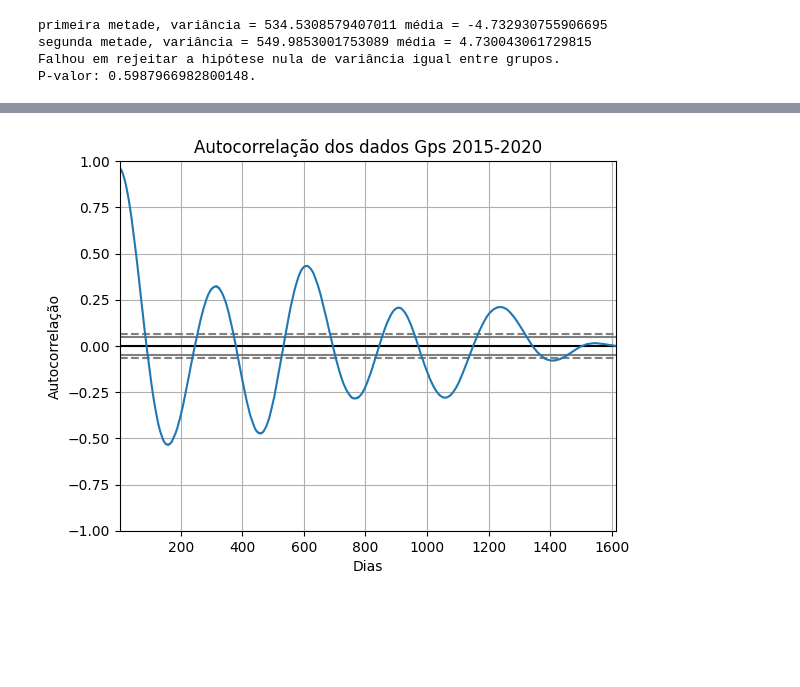
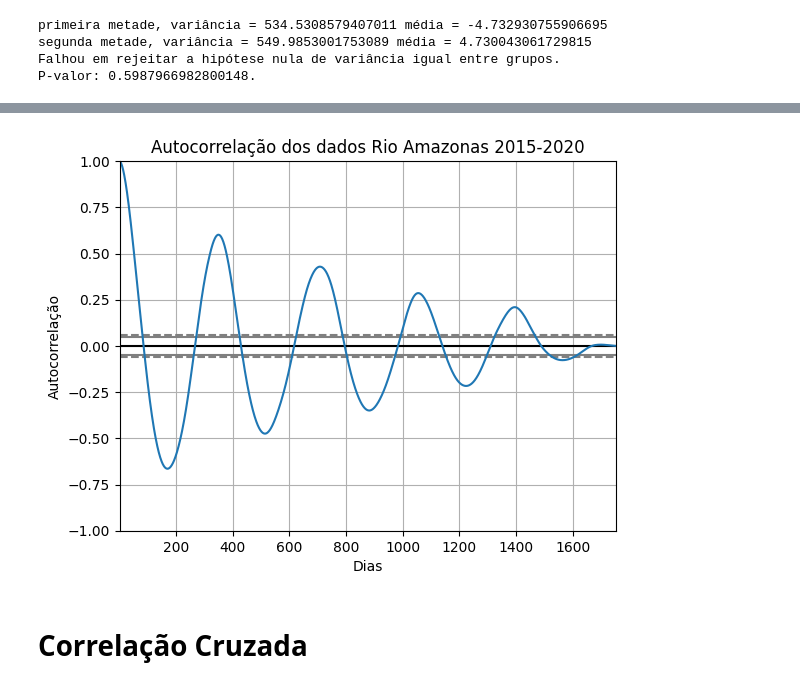
Before and after one commit to Gabxist/I.C., a Jupyter notebook: Análise_de_dados_"GPS".ipynb, the cells around one changed output, grey strips where cells are left out. Drawn from its saved outputs; the diff is of its cells as text; code cells hidden in the pictures; blank space fills up the shorter version.

```diff
--- a/Análise_de_dados_"GPS".ipynb
+++ b/Análise_de_dados_"GPS".ipynb
@@ -16,2 +25,4 @@ fatal: destination path 'I.C.' already exists and is not an empty directory.
 # %%
 gps = read_csv('/content/I.C./Gps_NAUS.txt',names=['DATE','TIME','DECIMAL DATE','MJD','U'], sep=r'\s+')
+# %%
+rio_amz = read_csv('/content/I.C./dados_rio_amazonas.CSV',names=['DATE','TIME','DECIMAL DATE','CHUVA','VASAO'],sep = ';')
@@ -83,0 +129,15 @@ P-valor: 0.5987966982800148.
+# %%
+#Deixando apenas os ultimos 10 anos:
+remover = rio_amz[(rio_amz['DECIMAL DATE']<2010)|(rio_amz['DECIMAL DATE']>2020)]
+rio_amz = rio_amz.drop(remover.index)
+# deixando somente os dados comparaveis com a série GPS "hora == 12:00:00"
+remover = rio_amz[(rio_amz['TIME'] != '12:00:00')]
+rio_amz = rio_amz.drop(remover.index)
+#retirando as linhas vazias
+rio_amz = rio_amz.dropna(subset = ['VASAO'])
+#plotando serie temporal
+plt.plot(rio_amz['DECIMAL DATE'],rio_amz['VASAO'])
+plt.xlabel('Ano')
+plt.ylabel('Dados de Vasão Rio Amazonas')
+plt.title('Série temporal dados Rio Amazonas antes de alterações:')
+plt.show()
@@ -83,0 +146,11 @@ P-valor: 0.5987966982800148.
+# %%
+#observa-se que há quebra nos dados, por isso será necessário alterar a quantidade de anos a serem analisados
+#Deixando apenas os ultimos 6 anos:
+remover = rio_amz[(rio_amz['DECIMAL DATE']<2014)|(rio_amz['DECIMAL DATE']>2020)]
+rio_amz = rio_amz.drop(remover.index)
+#plotando os dados da serie temporal:
+plt.plot(rio_amz['DECIMAL DATE'],rio_amz['VASAO'])
+plt.xlabel('Ano')
+plt.ylabel('Dados de Vasão Rio Amazonas')
+plt.title('Série temporal dados Rio Amazonas antes de alterações:')
+plt.show()
@@ -83,0 +168,5 @@ P-valor: 0.5987966982800148.
+# %%
+#retirando a média
+média = np.mean(rio_amz['VASAO'])
+rio_amz['VASAO'] = rio_amz['VASAO'] - média
+print(f'Média dos dados "U": {média:.2f}')
@@ -84,9 +205,11 @@ P-valor: 0.5987966982800148.
 # %%
-ult_5_anos = gps_o[(gps_o["DECIMAL DATE"])>2015]
-autocorrelation_plot(ult_5_anos['U'])
+ult_5_anos_rio = rio_amz[(rio_amz['DECIMAL DATE'])>2015]
+autocorrelation_plot(ult_5_anos_rio['VASAO'])
 plt.xlabel('Dias')
 plt.ylabel('Autocorrelação')
-plt.title("Autocorrelação dos dados Gps 2015-2020")
+plt.title("Autocorrelação dos dados Rio Amazonas 2015-2020")
 plt.show()
 # %% [output]
-[figure, old version]
+[figure, new version]
+# %% [markdown]
+# Correlação Cruzada
```
Also changed, not shown: parts of 23 cells of this notebook.
